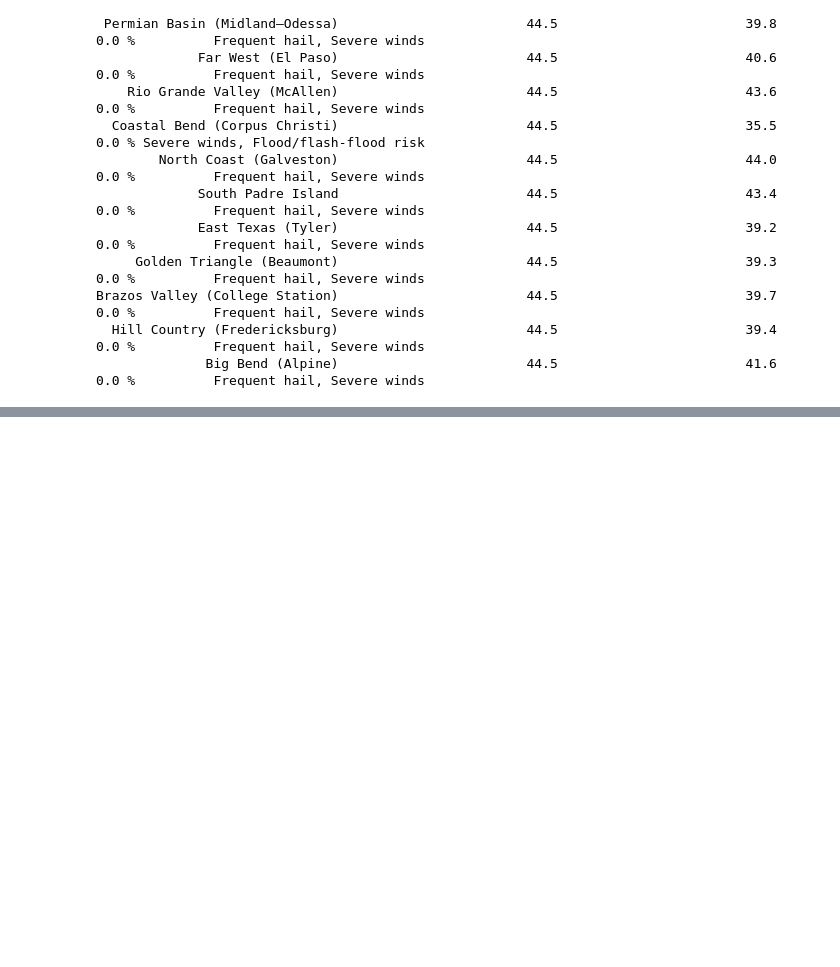
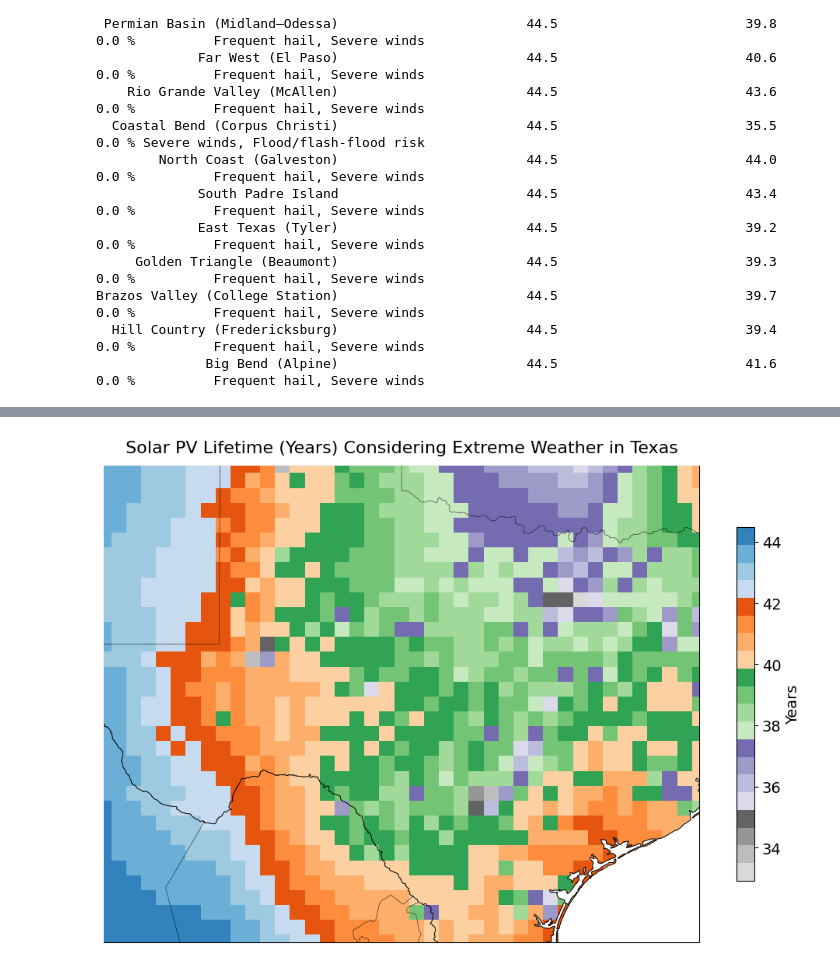
Before and after one commit to manmeet3591/pv_extreme_weather, a Jupyter notebook: figures_extreme_weather_pv.ipynb, the cells around one changed output, grey strips where cells are left out. Drawn from its saved outputs; the diff is of its cells as text; code cells hidden in the pictures; blank space fills up the shorter version.

```diff
--- a/figures_extreme_weather_pv.ipynb
+++ b/figures_extreme_weather_pv.ipynb
@@ -665,0 +674,86 @@ Brazos Valley (College Station)                        44.5
+# %%
+import matplotlib.pyplot as plt
+import cartopy.crs as ccrs
+import cartopy.feature as cfeature
+plt.rcParams.update({'font.size': 14})
+
+# Define Texas extent
+texas_extent = [-105, -95, 27, 35]
+
+# # Major cities to display
+# cities = {
+#     'Austin': (30.2672, -97.7431),
+#     'Dallas': (32.7767, -96.7970),
+#     'San Antonio': (29.4241, -98.4936),
+#     'Houston': (29.7604, -95.3698),
+#     'Abilene': (32.4487, -99.7331),
+#     'Lubbock': (33.5779, -101.8552),
+#     # 'Amarillo': (35.2220, -101.8313),
+#     # 'El Paso': (31.7619, -106.4850),
+#     'Odessa': (31.8457, -102.3676),
+#     'Waco': (31.5493, -97.1467),
+#     'Corpus Christi': (27.8006, -97.3964),
+#     'Laredo': (27.5036, -99.5075),
+#     # 'McAllen': (26.2034, -98.2300),
+# }
+
+# 1. Crop and fill global data if needed (already done before this step)
+# 2. Interpolate to flood_plr grid (already done earlier)
+# Assume you now have: cumulative_plr = flood_plr + wind_resampled + lightning_resampled + hail_resampled
+
+# 3. Plot cumulative effective PLR
+fig = plt.figure(figsize=(10, 8))
+ax = fig.add_subplot(1, 1, 1, projection=ccrs.PlateCarree())
+
+# Plot the cumulative PLR data
+# im = cumulative_plr.plot(
+#     ax=ax,
+#     cmap='inferno_r',
+#     cbar_kwargs={'label': 'Cumulative Effective PLR'},
+#     transform=ccrs.PlateCarree()
+# )
+
+im = T80_.plot(
+    ax=ax,
+    cmap='tab20c_r',
+    cbar_kwargs={
+        'label': 'Years',
+        'shrink': 0.6,   # Makes the colorbar shorter
+        'aspect': 20     # Makes the colorbar thinner
+    },
+    transform=ccrs.PlateCarree()
+)
+
+# Add geographic features
+ax.set_extent(texas_extent)
+ax.add_feature(cfeature.COASTLINE, linewidth=0.7)
+ax.add_feature(cfeature.BORDERS, linewidth=0.6)
+ax.add_feature(cfeature.STATES, linestyle=':', linewidth=0.5)
+
+# # Add cities
+# for city, (lat, lon) in cities.items():
+#     ax.plot(lon, lat, marker='x', color='black', markersize=5, transform=ccrs.PlateCarree())
+#     ax.text(lon + 0.25, lat + 0.2, city, fontsize=14, color='black', transform=ccrs.PlateCarree())
+
+# Title
+ax.set_title('Solar PV Lifetime (Years) Considering Extreme Weather in Texas', fontsize=16, pad=12)
+ax.add_feature(
+    cfeature.OCEAN,
+    facecolor='white',   # or match your figure background
+    edgecolor='none',
+    zorder=10            # higher than the data layer
+)
+
+# Optional: keep your data visible above land/boundaries
+im.set_zorder(5)
+
+# Draw outlines on top
+ax.add_feature(cfeature.COASTLINE, linewidth=0.7, zorder=11)
+ax.add_feature(cfeature.BORDERS, linewidth=0.6, zorder=11)
+ax.add_feature(cfeature.STATES, linestyle=':', linewidth=0.5, zorder=11)
+# Final layout and save
+plt.tight_layout()
+plt.savefig('cumulative_plr_texas.png', dpi=600, bbox_inches='tight')
+plt.savefig('fig5.png', dpi=500)
+# %% [output]
+[figure, added]
```
Also changed, not shown: parts of 5 cells of this notebook.
